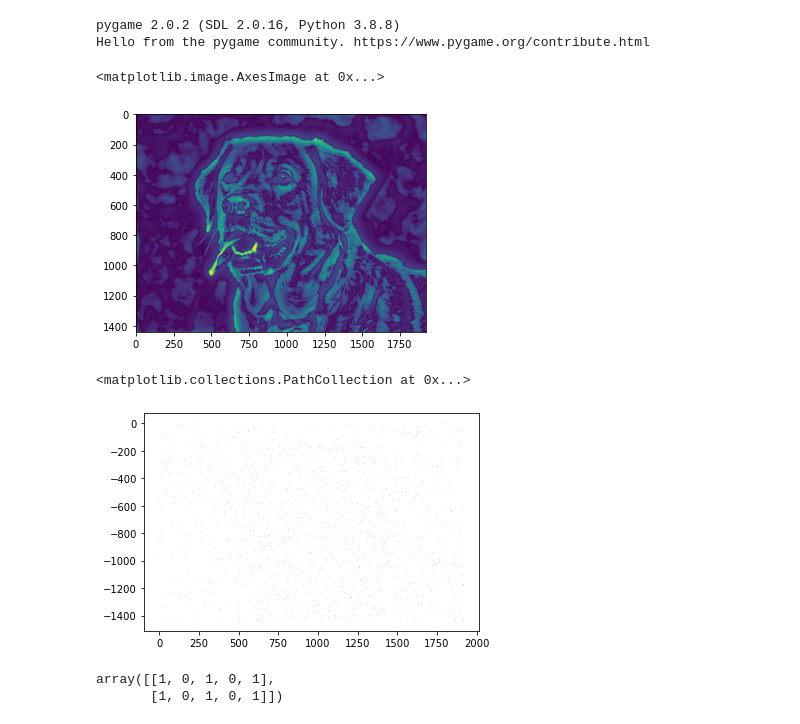
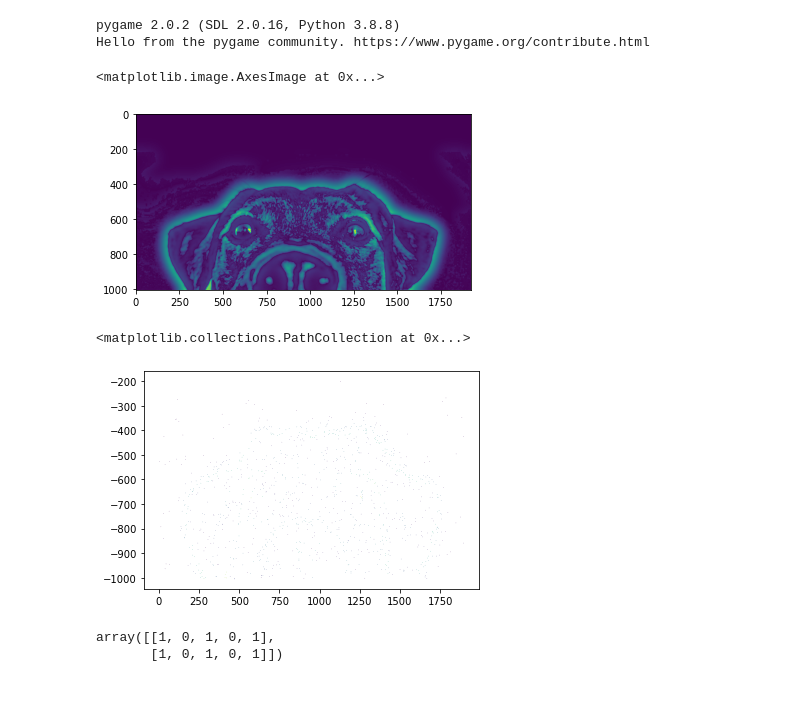
Before and after one commit to td2deshan/low-ploy, a Jupyter notebook: low poly.ipynb, the cells around one changed output. Drawn from its saved outputs; the diff is of its cells as text; code cells hidden in the pictures; blank space fills up the shorter version.

```diff
--- a/low poly.ipynb
+++ b/low poly.ipynb
@@ -17,23 +17,23 @@ Hello from the pygame community. https://www.pygame.org/contribute.html
 # %%
 np.random.seed(0)
 
-inp = pygame.surfarray.pixels3d(pygame.image.load("dog.jpg"))
+inp = pygame.surfarray.pixels3d(pygame.image.load("dog1.jpg"))
 perceptual_weight = np.array([0.2126, 0.7152, 0.0722])
 grayscale = (inp * perceptual_weight).sum(axis=-1)
 plt.imshow(grayscale.T);
 
 x = gaussian_filter(grayscale, 2, mode="reflect")
 x2 = gaussian_filter(grayscale, 30, mode="reflect")
 
 # Take the difference, deweight negatives, normalise
 diff = (x - x2)
 diff[diff < 0] *= 0.1
 diff = np.sqrt(np.abs(diff) / diff.max())
 
 plt.imshow(diff.T)
 # %% [output]
 <matplotlib.image.AxesImage at 0x...>
-[figure, old version]
+[figure, new version]
 # %%
 # %%cython -a
 # import numpy as np
@@ -52,7 +52,7 @@ samples, v = sample(diff)
 plt.scatter(samples[:, 0], -samples[:, 1], c=v, s=0.2, edgecolors="none", cmap="viridis")
 # %% [output]
 <matplotlib.collections.PathCollection at 0x...>
-[figure, old version]
+[figure, new version]
 # %%
 
 def get_colour_of_tri(tri, image):
```
Also changed, not shown: parts of 1 cell of this notebook.
